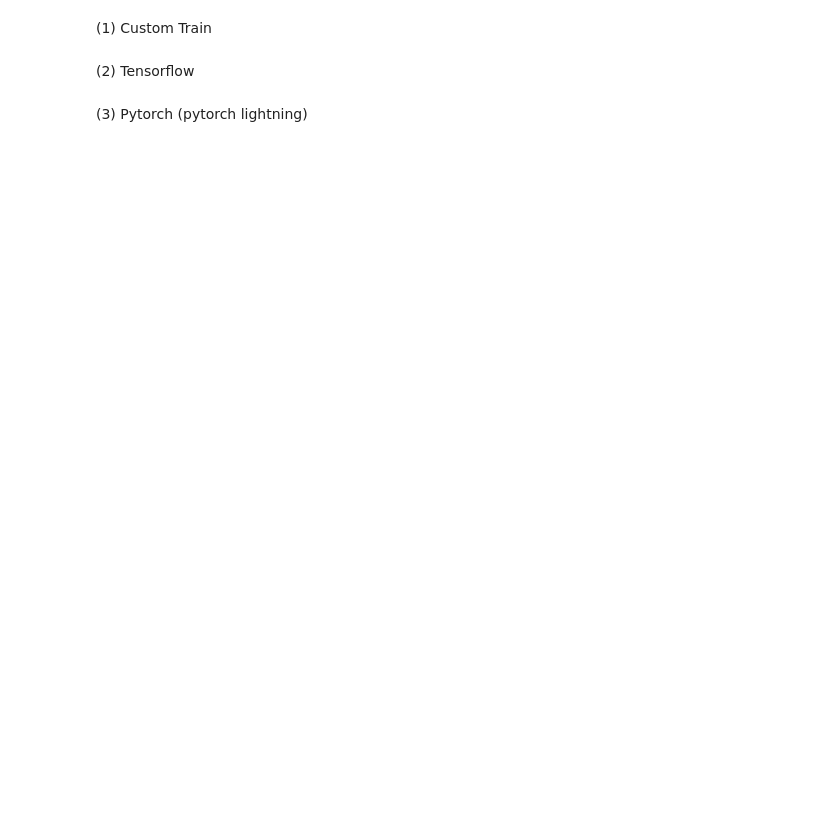
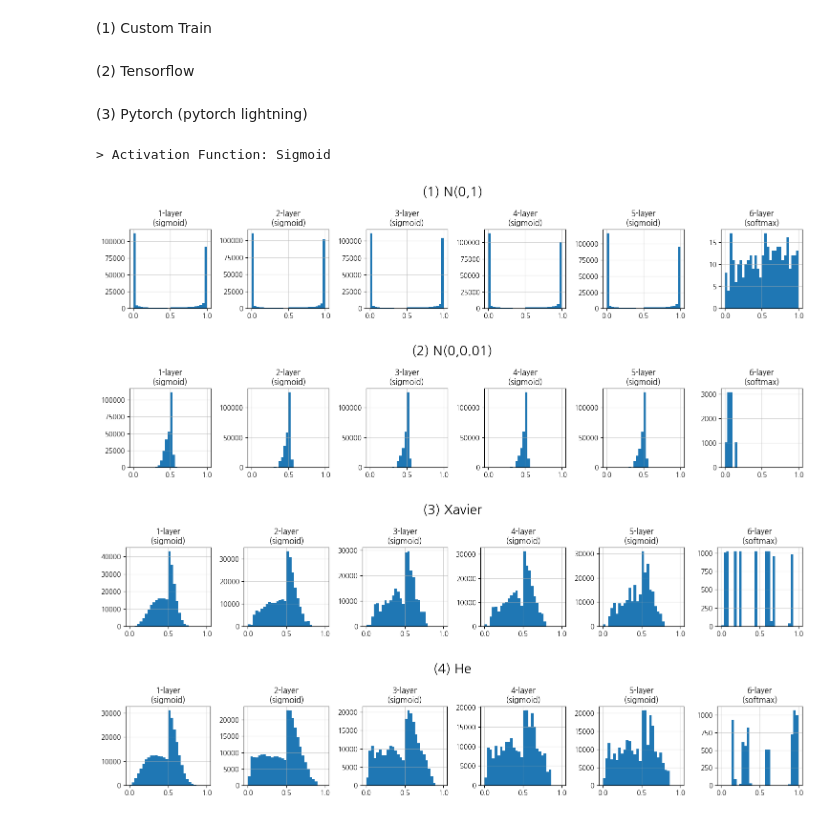
Before and after one commit to hyuckjinkim/study-archive, a Jupyter notebook: 4_deep-learning-from-scratch/book_1.ipynb, the cells around one changed output. Drawn from its saved outputs; the diff is of its cells as text; code cells hidden in the pictures; blank space fills up the shorter version.

```diff
--- a/4_deep-learning-from-scratch/book_1.ipynb
+++ b/4_deep-learning-from-scratch/book_1.ipynb
@@ -816,13 +917,11 @@ class ReLU:
         self.negative_mask = None
 
     def forward(self, x):
-        x = np.array(x)
         self.negative_mask = (x <= 0)
         out = np.where(self.negative_mask, 0, x) # 0보다 큰 값은 값그대로, 0보다 작은 값은 0으로
         return out
 
     def backward(self, dout):
-        dout = np.array(dout)
         dx = np.where(self.negative_mask, 0, dout) # 0보다 큰 값은 값그대로, 0보다 작은 값은 0으로 (dout 값에 relu_derivative를 곱해줌)
         return dx
 # %%
@@ -853,13 +954,11 @@ class LeakyReLU:
         self.negative_mask = None
 
     def forward(self, x):
-        x = np.array(x)
         self.negative_mask = (x <= 0)
         out = np.where(self.negative_mask, self.negative_slope*x, x) # 0보다 큰 값은 값그대로, 0보다 작은 값은 negative slope를 곱한 값으로
         return out
 
     def backward(self, dout):
-        dout = np.array(dout)
         dx = np.where(self.negative_mask, self.negative_slope*dout, dout) # 0보다 큰 값은 값그대로, 0보다 작은 값은 negative slope를 곱한 값으로 (dout 값에 leakyrelu_derivative를 곱해줌)
         return dx
 # %%
@@ -890,12 +991,10 @@ class Sigmoid:
         pass
 
     def forward(self, x):
-        x = np.array(x)
         self.out = np.where(x>0, 1 / (1 + np.exp(-x)), np.exp(x) / (1 + np.exp(-x))) # overflow 방지
         return self.out
 
     def backward(self, dout):
-        dout = np.array(dout)
         dx = dout * self.out * (1.0-self.out)
         return dx
 # %%
@@ -954,12 +1088,13 @@ batch_size = 20
 input_dim = 3
 output_dim = 4
 
-W = np.random.randn(input_dim,output_dim) # W : (input_size, output_size)
-b = np.zeros(output_dim)                  # b : (output_size)
-X = np.random.randn(batch_size,input_dim) # X : (batch_size, input_size)
+X = np.random.randn(batch_size,input_dim)                     # X : (batch_size, input_size)
 
-affine = Affine(W,b)
-print(affine.forward(X).shape)            # forward : (batch_size, output_size) = (batch_size, input_size) @ (input_size, output_sizse)
+affine = Affine(input_dim, output_dim)
+print('weight, bias:',affine.weight.shape, affine.bias.shape) # weight : (input_size, output_size), bias : (output_size, )
+out = affine.forward(X)
+print('forward:',out.shape)                                   # forward : (batch_size, output_size) = (batch_size, input_size) @ (input_size, output_sizse)
 dout = np.ones((batch_size,output_dim))
-print(affine.backward(dout).shape)        # backward : (batch_size, input_size)
-print(affine.dW.shape, affine.db.shape)   # shape of dW, db = shape of W, b
+dout = affine.backward(dout)
+print('dout:',dout.shape)                                     # backward : (batch_size, input_size)
+print('dW, db:',affine.dW.shape, affine.db.shape)             # shape of dW, db = shape of W, b
@@ -1664,7 +1797,7 @@ X_batch, y_batch = X_batches[i], y_batches[i]
 print('> Activation Function: Sigmoid')
 
 # (1) N(0,1) + sigmoid
-model = MultiLayerNet(input_size, output_size, hidden_sizes, activation='sigmoid', weight_init=None, weight_init_limit=1)
+model = MultiLayerNet(input_size, output_size, hidden_sizes, activation='sigmoid', weight_init_method=None, weight_init_limit=1)
 _, activations = model.predict_numerical_gradient(X_batch, return_activations=True)
 
 fig = plt.figure(figsize=(15,3))
@@ -1681,7 +1814,7 @@ plt.tight_layout()
 plt.show()
 
 # (2) N(0,0.01) + sigmoid
-model = MultiLayerNet(input_size, output_size, hidden_sizes, activation='sigmoid', weight_init=None, weight_init_limit=0.01)
+model = MultiLayerNet(input_size, output_size, hidden_sizes, activation='sigmoid', weight_init_method=None, weight_init_limit=0.01)
 _, activations = model.predict_numerical_gradient(X_batch, return_activations=True)
 
 fig = plt.figure(figsize=(15,3))
@@ -1698,38 +1831,44 @@ plt.tight_layout()
 plt.show()
 
 # (3) Xavier + sigmoid
-model = MultiLayerNet(input_size, output_size, hidden_sizes, activation='sigmoid', weight_init='Xavier')
+model = MultiLayerNet(input_size, output_size, hidden_sizes, activation='sigmoid', weight_init_method='Xavier')
 _, activations = model.predict_numerical_gradient(X_batch, return_activations=True)
 
 fig = plt.figure(figsize=(15,3))
 for i,activation in enumerate(activations):
     fig.add_subplot(1, len(activations), i+1)
     plt.hist(activation.flatten(), bins=30, range=(0,1))
     plt.grid(alpha=0.5)
     if i+1 == len(activations):
         plt.title(f'{i+1}-layer\n(softmax)')
     else:
         plt.title(f'{i+1}-layer\n(sigmoid)')
 plt.suptitle('(3) Xavier', fontsize=20)
 plt.tight_layout()
 plt.show()
 
 # (4) He + sigmoid
-model = MultiLayerNet(input_size, output_size, hidden_sizes, activation='sigmoid', weight_init='He')
+model = MultiLayerNet(input_size, output_size, hidden_sizes, activation='sigmoid', weight_init_method='He')
 _, activations = model.predict_numerical_gradient(X_batch, return_activations=True)
 
 fig = plt.figure(figsize=(15,3))
 for i,activation in enumerate(activations):
     fig.add_subplot(1, len(activations), i+1)
     plt.hist(activation.flatten(), bins=30, range=(0,1))
     plt.grid(alpha=0.5)
     if i+1 == len(activations):
         plt.title(f'{i+1}-layer\n(softmax)')
     else:
         plt.title(f'{i+1}-layer\n(sigmoid)')
 plt.suptitle('(4) He', fontsize=20)
 plt.tight_layout()
 plt.show()
+# %% [output]
+> Activation Function: Sigmoid
+[figure, added]
+[figure, added]
+[figure, added]
+[figure, added]
 # %%
 print('> Activation Function: ReLU')
 
```
Also changed, not shown: parts of 56 cells of this notebook, 1 other file.
